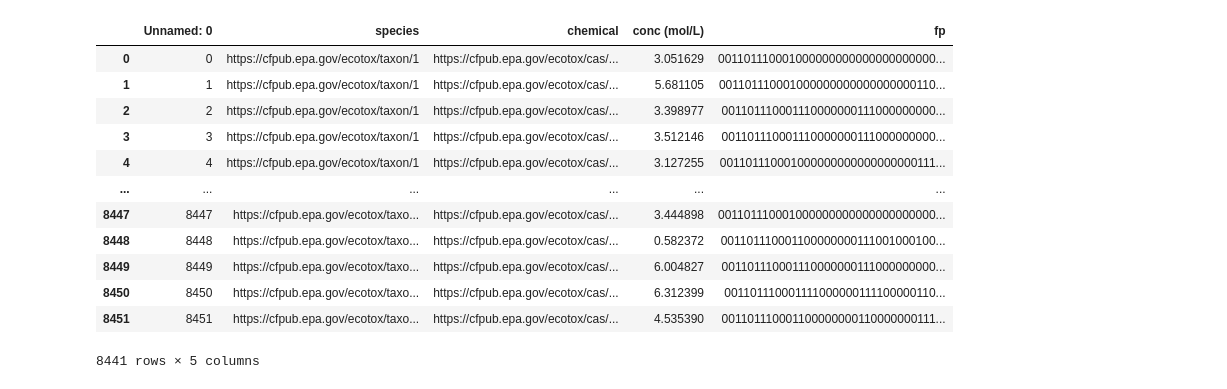
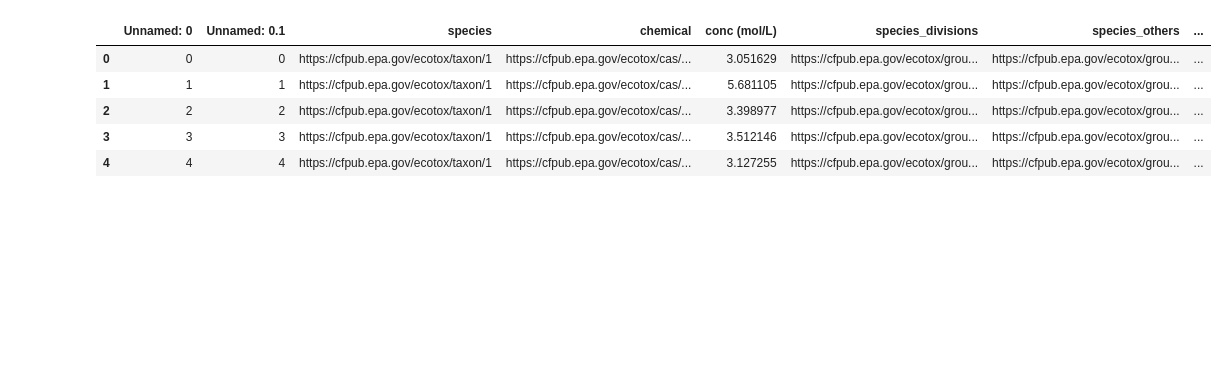
Before and after one commit to NIVA-Knowledge-Graph/kge_ecotox_regression, a Jupyter notebook: model.ipynb, the cells around one changed output. Saved outputs shown, nothing was run; the diff lists cells and outputs as text; code cells hidden in the pictures; blank space fills up the shorter version.

Commit message:
Updated model and added explanations notebook.

```diff
--- a/model.ipynb
+++ b/model.ipynb
@@ -12,7 +12,7 @@ len(graph)
 # %%
-TRAINING = False
+TRAINING = True
 # %%
-entities = set(graph.subjects()) | set(graph.objects())
-relations = set(graph.predicates())
+entities = sorted(list(set(graph.subjects()) | set(graph.objects())))
+relations = sorted(list(set(graph.predicates())))
 len(entities), len(relations)
 # %% [output]
@@ -150,7 +48,7 @@ def create_negative(postive,n=2):
 
 import tqdm.notebook as tq
 
-embedding_model = ComplEx()
+embedding_model = ComplEx(entities,relations)
 
 best_loss = float('inf')
 losses = []
@@ -160,7 +58,7 @@ if TRAINING:
 
     for i in tq.tqdm(range(100)):
 
-        negative = create_negative(triples,n=32)
+        negative = create_negative(triples,n=10)
 
         X = np.concatenate([triples,negative],axis=0)
         y = np.concatenate([np.ones(len(triples)),-1*np.ones(len(negative))],axis=0)
@@ -181,6 +79,5 @@ if TRAINING:
         if c > patience: break
 
     embedding_model.save_weights('model.tf')
-
 else:
     embedding_model.load_weights('model.tf')
@@ -203,3 +91,11 @@ effect_data = pd.read_csv('effect_data.csv')
+# %%
+import pandas as pd
+
+effect_data = pd.read_csv('effect_data_extra.csv')
+ent = set(map(str,entities))
+effect_data = effect_data[effect_data['species'].isin(ent)]
+effect_data = effect_data[effect_data['chemical'].isin(ent)]
+effect_data = effect_data[effect_data['smiles_clusters']>=0].reset_index(drop=True)
 # %%
 fps = {}
 
@@ -254,20 +147,12 @@ idx = [i for i,v in zip(idx.index,idx.values) if v]
-# %%
-#effect_data = effect_data.where(effect_data['species'].isin(idx)).dropna().reset_index()
-effect_data
-# %% [output]
-|  | Unnamed: 0 | species | chemical | conc (mol/L) | fp |
-| 0 | 0 | https://cfpub.epa.gov/ecotox/taxon/1 | https://cfpub.epa.gov/ecotox/cas/... | 3.051629 | 001101110001000000000000000000000... |
-| 1 | 1 | https://cfpub.epa.gov/ecotox/taxon/1 | https://cfpub.epa.gov/ecotox/cas/... | 5.681105 | 001101110001000000000000000000110... |
-| 2 | 2 | https://cfpub.epa.gov/ecotox/taxon/1 | https://cfpub.epa.gov/ecotox/cas/... | 3.398977 | 001101110001110000000111000000000... |
-| 3 | 3 | https://cfpub.epa.gov/ecotox/taxon/1 | https://cfpub.epa.gov/ecotox/cas/... | 3.512146 | 001101110001110000000111000000000... |
-| 4 | 4 | https://cfpub.epa.gov/ecotox/taxon/1 | https://cfpub.epa.gov/ecotox/cas/... | 3.127255 | 001101110001000000000000000000111... |
-| ... | ... | ... | ... | ... | ... |
-| 8447 | 8447 | https://cfpub.epa.gov/ecotox/taxo... | https://cfpub.epa.gov/ecotox/cas/... | 3.444898 | 001101110001000000000000000000000... |
-| 8448 | 8448 | https://cfpub.epa.gov/ecotox/taxo... | https://cfpub.epa.gov/ecotox/cas/... | 0.582372 | 001101110001100000000111001000100... |
-| 8449 | 8449 | https://cfpub.epa.gov/ecotox/taxo... | https://cfpub.epa.gov/ecotox/cas/... | 6.004827 | 001101110001110000000111000000000... |
-| 8450 | 8450 | https://cfpub.epa.gov/ecotox/taxo... | https://cfpub.epa.gov/ecotox/cas/... | 6.312399 | 001101110001111000000111100000110... |
-| 8451 | 8451 | https://cfpub.epa.gov/ecotox/taxo... | https://cfpub.epa.gov/ecotox/cas/... | 4.535390 | 001101110001100000000110000000111... |
-8441 rows × 5 columns
+# %%
+effect_data.head()
+# %% [output]
+|  | Unnamed: 0 | Unnamed: 0.1 | species | chemical | conc (mol/L) | species_divisions | species_others | ... |
+| 0 | 0 | 0 | https://cfpub.epa.gov/ecotox/taxon/1 | https://cfpub.epa.gov/ecotox/cas/... | 3.051629 | https://cfpub.epa.gov/ecotox/grou... | https://cfpub.epa.gov/ecotox/grou... | ... |
+| 1 | 1 | 1 | https://cfpub.epa.gov/ecotox/taxon/1 | https://cfpub.epa.gov/ecotox/cas/... | 5.681105 | https://cfpub.epa.gov/ecotox/grou... | https://cfpub.epa.gov/ecotox/grou... | ... |
+| 2 | 2 | 2 | https://cfpub.epa.gov/ecotox/taxon/1 | https://cfpub.epa.gov/ecotox/cas/... | 3.398977 | https://cfpub.epa.gov/ecotox/grou... | https://cfpub.epa.gov/ecotox/grou... | ... |
+| 3 | 3 | 3 | https://cfpub.epa.gov/ecotox/taxon/1 | https://cfpub.epa.gov/ecotox/cas/... | 3.512146 | https://cfpub.epa.gov/ecotox/grou... | https://cfpub.epa.gov/ecotox/grou... | ... |
+| 4 | 4 | 4 | https://cfpub.epa.gov/ecotox/taxon/1 | https://cfpub.epa.gov/ecotox/cas/... | 3.127255 | https://cfpub.epa.gov/ecotox/grou... | https://cfpub.epa.gov/ecotox/grou... | ... |
 # %%
 data = effect_data[['fp','species','chemical','conc (mol/L)']].values
 # %%
```
Also changed, not shown: parts of 21 cells of this notebook, 3 other files.
